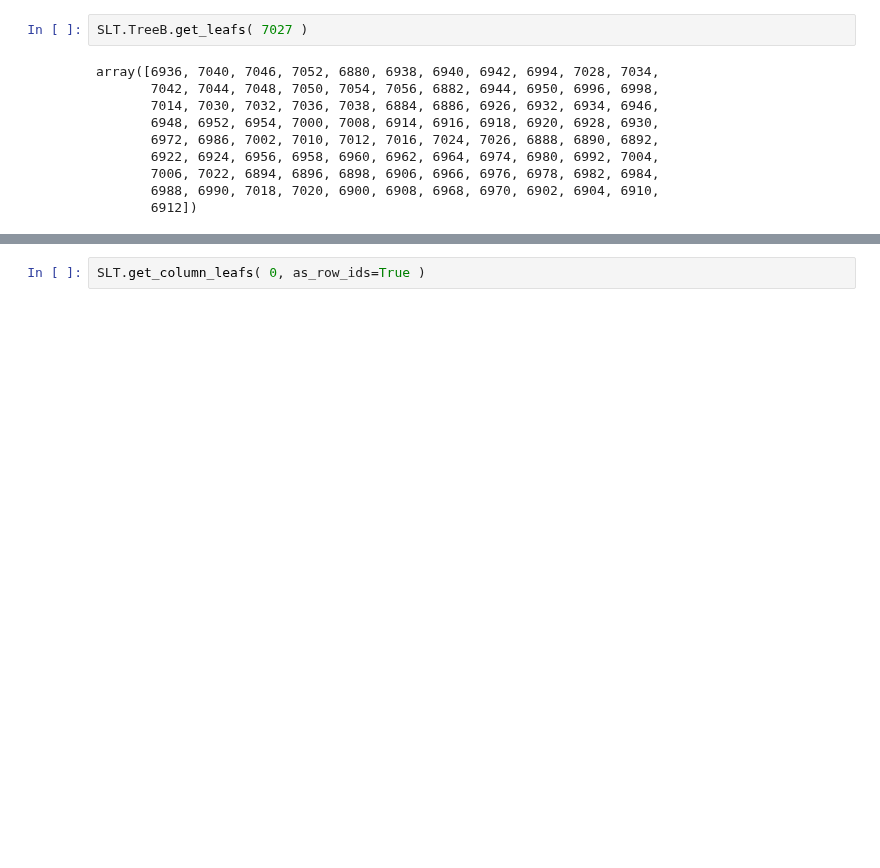
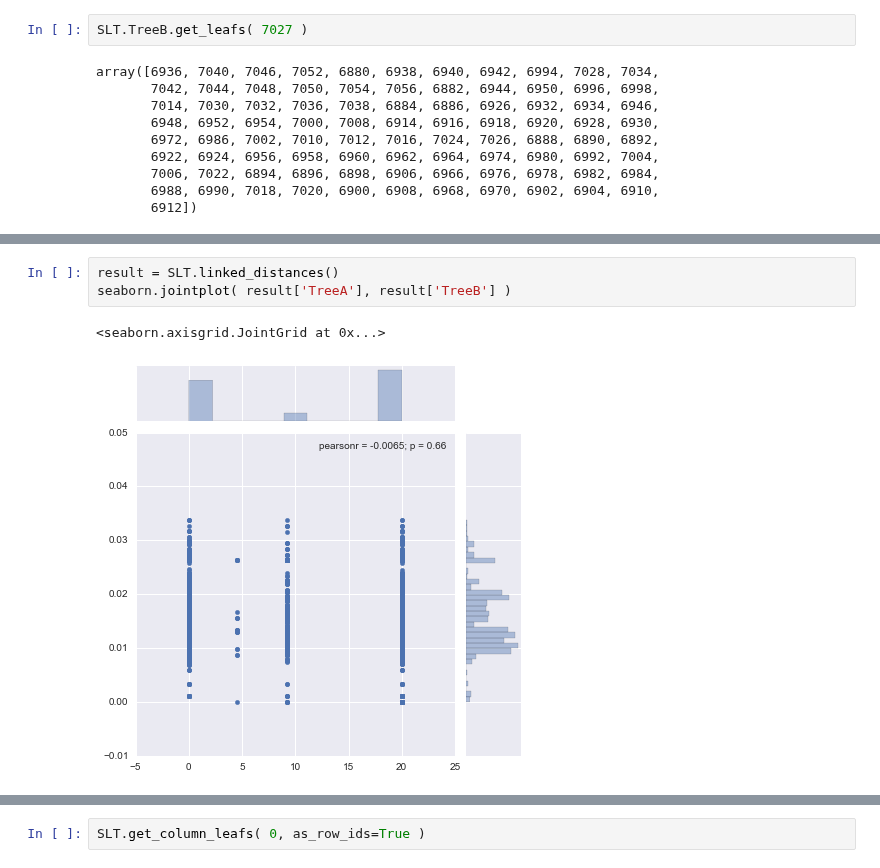
Before and after one commit to ryneches/SuchTree, a Jupyter notebook: example_2.ipynb, the cells around one changed output, grey strips where cells are left out. Saved outputs shown, nothing was run; the diff lists cells and outputs as text; blank space fills up the shorter version.

```diff
--- a/example_2.ipynb
+++ b/example_2.ipynb
@@ -72,0 +157,6 @@ seaborn.jointplot( result['TreeA'], result['TreeB'] )
+# %%
+result = SLT.linked_distances()
+seaborn.jointplot( result['TreeA'], result['TreeB'] )
+# %% [output]
+<seaborn.axisgrid.JointGrid at 0x...>
+[figure, added]
```
Also changed, not shown: parts of 23 cells of this notebook, 3 other files.
